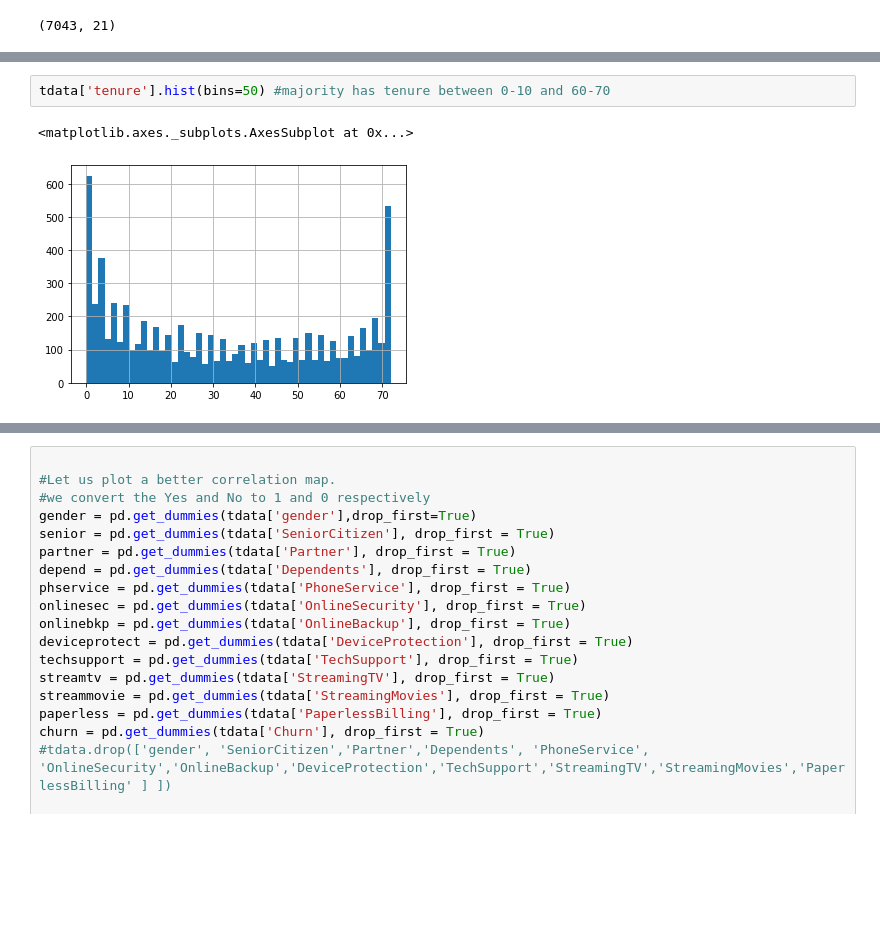
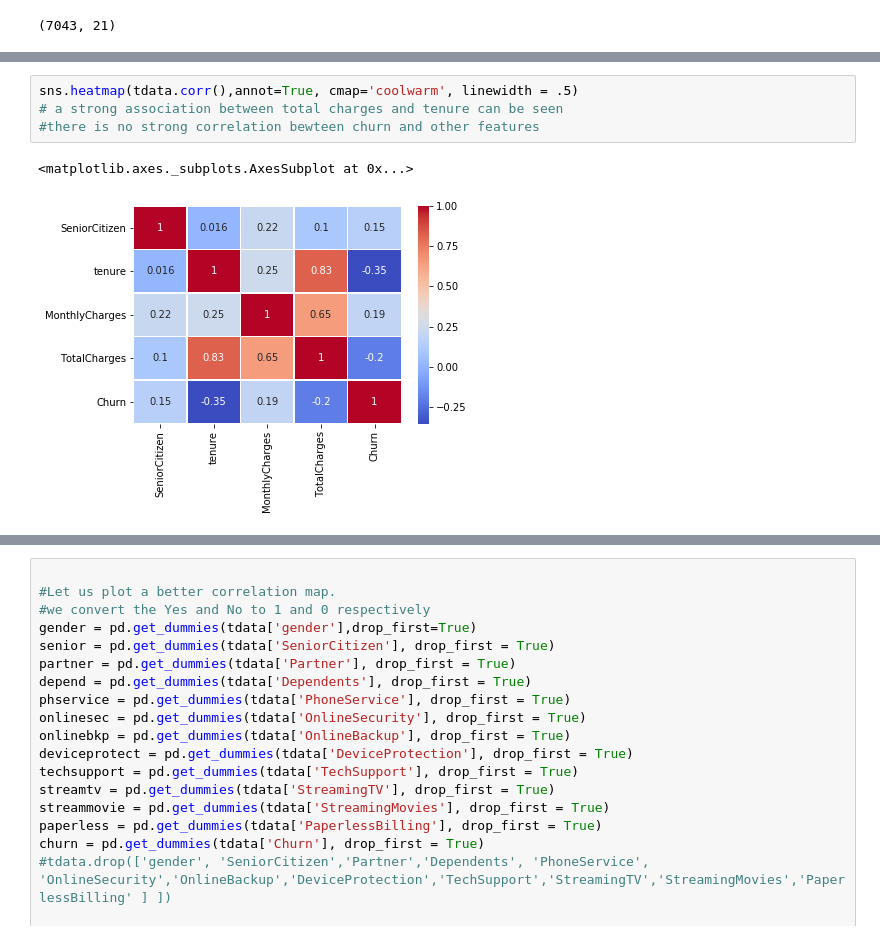
Before and after one commit to aadideshpande/Exploratory-Data-Analysis-of-Telco-Churn-dataset, a Jupyter notebook: eda-1.ipynb, the cells around one changed output, grey strips where cells are left out. Saved outputs shown, nothing was run; the diff lists cells and outputs as text; blank space fills up the shorter version.

```diff
--- a/eda-1.ipynb
+++ b/eda-1.ipynb
@@ -133,5 +174,7 @@ sns.heatmap(tdata.corr(),annot=True, cmap='coolwarm')
-# %%
-tdata['tenure'].hist(bins=50) #majority has tenure between 0-10 and 60-70
-# %% [output]
-<matplotlib.axes._subplots.AxesSubplot at 0x...>
-[figure, removed]
+# %%
+sns.heatmap(tdata.corr(),annot=True, cmap='coolwarm', linewidth = .5)
+# a strong association between total charges and tenure can be seen
+#there is no strong correlation bewteen churn and other features
+# %% [output]
+<matplotlib.axes._subplots.AxesSubplot at 0x...>
+[figure, added]
```
Also changed, not shown: parts of 24 cells of this notebook, 1 other file.
